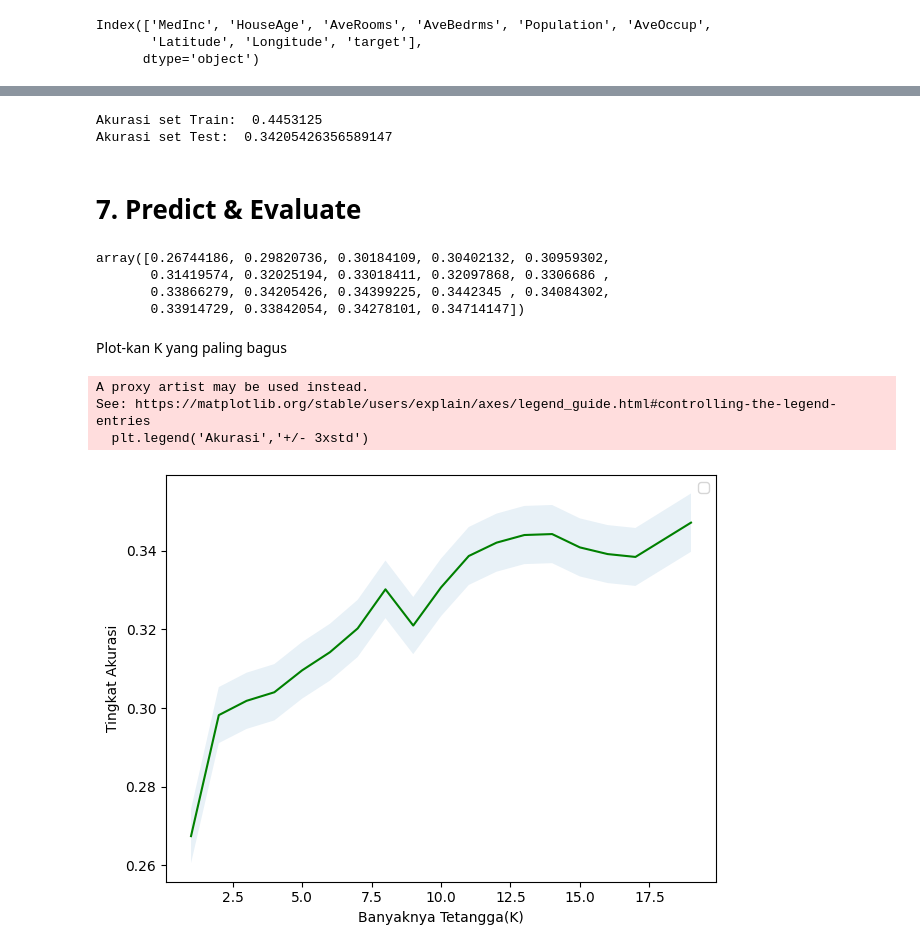
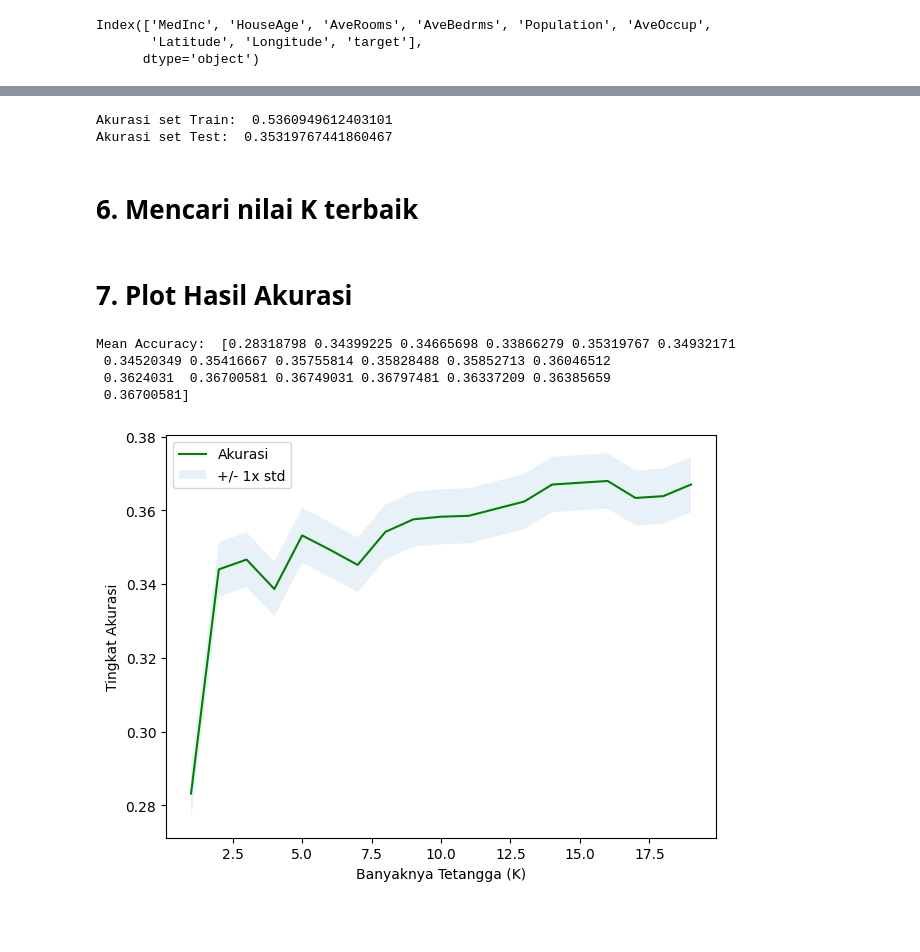
Before and after one commit to Inrisetiawan/Classification-KNN-_Fetch_California_Housing, a Jupyter notebook: Classification_KNN__Fetch_California_Housing_.ipynb, the cells around one changed output, grey strips where cells are left out. Cells and saved outputs as stored; diff of their text form; code cells hidden in the pictures; blank space fills up the shorter version.

```diff
--- a/Classification_KNN__Fetch_California_Housing_.ipynb
+++ b/Classification_KNN__Fetch_California_Housing_.ipynb
@@ -112 +108,4 @@ KNeighborsClassifier(n_neighbors=12)
+# %%
+Y_train_class = np.round(Y_train).astype(int)
+Y_test_class = np.round(Y_test).astype(int)
 # %% [markdown]
@@ -123,43 +113,39 @@ array([0., 0., 1., 1., 1., 0., 1., 4., 0., 1., 1., 0., 1., 1., 0., 0., 1.,
 # %%
-print("Akurasi set Train: ", metrics.accuracy_score(Y_train, neigh.predict(X_train)))
-print("Akurasi set Test: ", metrics.accuracy_score(Y_test, yhat))
+k = 5
+neigh = KNeighborsClassifier(n_neighbors=k).fit(X_train, Y_train_class)
+yhat = neigh.predict(X_test)
+
+print("Akurasi set Train: ", metrics.accuracy_score(Y_train_class, neigh.predict(X_train)))
+print("Akurasi set Test: ", metrics.accuracy_score(Y_test_class, yhat))
 # %% [output]
-Akurasi set Train:  0.4453125
-Akurasi set Test:  0.34205426356589147
+Akurasi set Train:  0.5360949612403101
+Akurasi set Test:  0.35319767441860467
-# %% [markdown]
-# **7. Predict & Evaluate**
+# %% [markdown]
+# **6. Mencari nilai K terbaik**
 # %%
 Ks = 20
-mean_acc = np.zeros((Ks -1))
-std_acc = np.zeros((Ks-1))
-confusionMx = [];
-for n in range (1,Ks):
+mean_acc = np.zeros((Ks - 1))
+std_acc = np.zeros((Ks - 1))
 
-  #Train Model kita baru lakukan prediksi!
-  neigh = KNeighborsClassifier(n_neighbors=n).fit(X_train, Y_train)
-  yhat = neigh.predict(X_test)
-
-  mean_acc[n-1] = metrics.accuracy_score(Y_test, yhat)
-  std_acc[n-1] = np.std(yhat==Y_test)/np.sqrt(yhat.shape[0])
-
-mean_acc
+for n in range(1, Ks):
+    neigh = KNeighborsClassifier(n_neighbors=n).fit(X_train, Y_train_class)
+    yhat = neigh.predict(X_test)
+    mean_acc[n - 1] = metrics.accuracy_score(Y_test_class, yhat)
+    std_acc[n - 1] = np.std(yhat == Y_test_class) / np.sqrt(yhat.shape[0])
-# %% [output]
-array([0.26744186, 0.29820736, 0.30184109, 0.30402132, 0.30959302,
-       0.31419574, 0.32025194, 0.33018411, 0.32097868, 0.3306686 ,
-       0.33866279, 0.34205426, 0.34399225, 0.3442345 , 0.34084302,
-       0.33914729, 0.33842054, 0.34278101, 0.34714147])
-# %% [markdown]
-Plot-kan K yang paling bagus
+# %% [markdown]
+# **7. Plot Hasil Akurasi**
 # %%
-plt.plot(range(1,Ks), mean_acc,'g')
-plt.fill_between(range(1,Ks), mean_acc - 1 * std_acc, mean_acc + 1 * std_acc, alpha = 0.10)
-plt.legend('Akurasi','+/- 3xstd')
-plt.ylabel('Tingkat Akurasi')
-plt.xlabel('Banyaknya Tetangga(K)')
+print("Mean Accuracy: ", mean_acc)
+plt.plot(range(1, Ks), mean_acc, 'g')
+plt.fill_between(range(1, Ks), mean_acc - 1 * std_acc, mean_acc + 1 * std_acc, alpha=0.10)
+plt.legend(["Akurasi", "+/- 1x std"])
+plt.ylabel("Tingkat Akurasi")
+plt.xlabel("Banyaknya Tetangga (K)")
 plt.tight_layout()
 plt.show()
 # %% [output]
-A proxy artist may be used instead.
-See: https://matplotlib.org/stable/users/explain/axes/legend_guide.html#controlling-the-legend-entries
-  plt.legend('Akurasi','+/- 3xstd')
+Mean Accuracy:  [0.28318798 0.34399225 0.34665698 0.33866279 0.35319767 0.34932171
+ 0.34520349 0.35416667 0.35755814 0.35828488 0.35852713 0.36046512
+ 0.3624031  0.36700581 0.36749031 0.36797481 0.36337209 0.36385659
+ 0.36700581]
-[figure, old version]
+[figure, new version]
```
Also changed, not shown: parts of 16 cells of this notebook.
